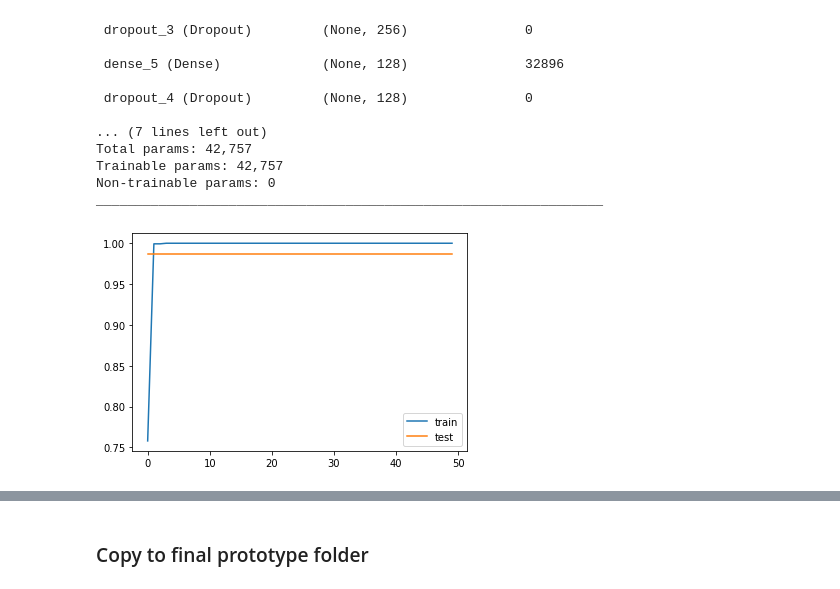
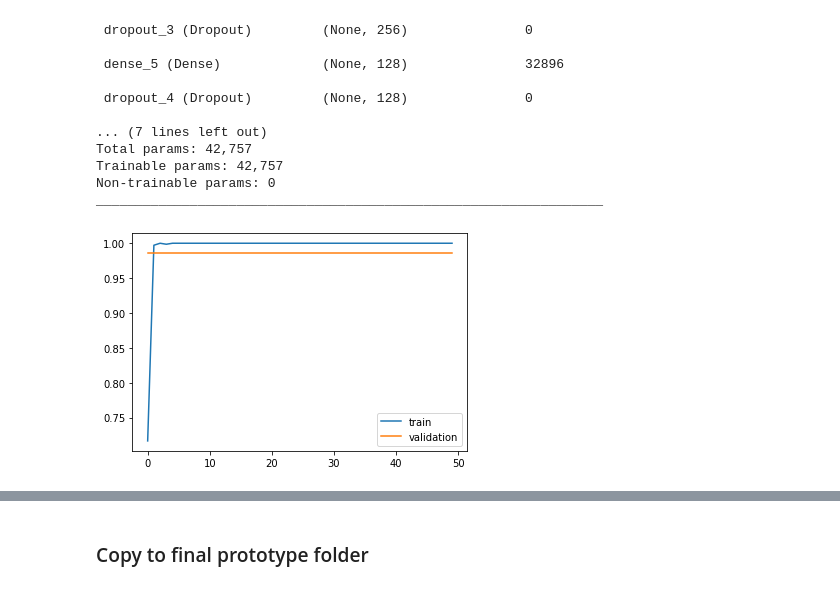
Before and after one commit to leephilipx/intelligent-system-design, a Jupyter notebook: part1/face-rec/combined_all.ipynb, the cells around one changed output, grey strips where cells are left out. Drawn from its saved outputs; the diff is of its cells as text; code cells hidden in the pictures.

```diff
--- a/part1/face-rec/combined_all.ipynb
+++ b/part1/face-rec/combined_all.ipynb
@@ -631,11 +648,0 @@ joblib.dump(logreg_lda, 'artifacts/logreg_lda_nclass_5.joblib')
-# %%
-svm_pca = SVC(C=1)
-svm_pca.fit(X_train_pca, y_train)
-
-y_train_preds = svm_pca.predict(X_train_pca)
-y_test_preds = svm_pca.predict(X_test_pca)
-
-make_confusion_matrix(confusion_matrix(y_train, y_train_preds), categories=members);
-make_confusion_matrix(confusion_matrix(y_test, y_test_preds), categories=members);
-
-joblib.dump(svm_pca, 'artifacts/svm_pca_nclass_5.joblib')
@@ -646,11 +648,0 @@ joblib.dump(svm_pca, 'artifacts/svm_pca_nclass_5.joblib')
-# %%
-svm_lda = SVC()
-svm_lda.fit(X_train_lda, y_train)
-
-y_train_preds = svm_lda.predict(X_train_lda)
-y_test_preds = svm_lda.predict(X_test_lda)
-
-make_confusion_matrix(confusion_matrix(y_train, y_train_preds), categories=members);
-make_confusion_matrix(confusion_matrix(y_test, y_test_preds), categories=members);
-
-joblib.dump(svm_lda, 'artifacts/svm_lda_nclass_5.joblib')
@@ -746,9 +753,9 @@ _________________________________________________________________
 # %%
 history = model_lda.fit(X_train_lda, y_train_cat, epochs=50, validation_data=(X_test_lda, y_test_cat), batch_size=120, verbose=0)
 
 plt.plot(history.history['accuracy'], label='train')
-plt.plot(history.history['val_accuracy'], label='test')
+plt.plot(history.history['val_accuracy'], label='validation')
 plt.legend()
 plt.show()
 # %% [output]
-[figure, old version]
+[figure, new version]
```
Also changed, not shown: parts of 15 cells of this notebook, 5 other files.
